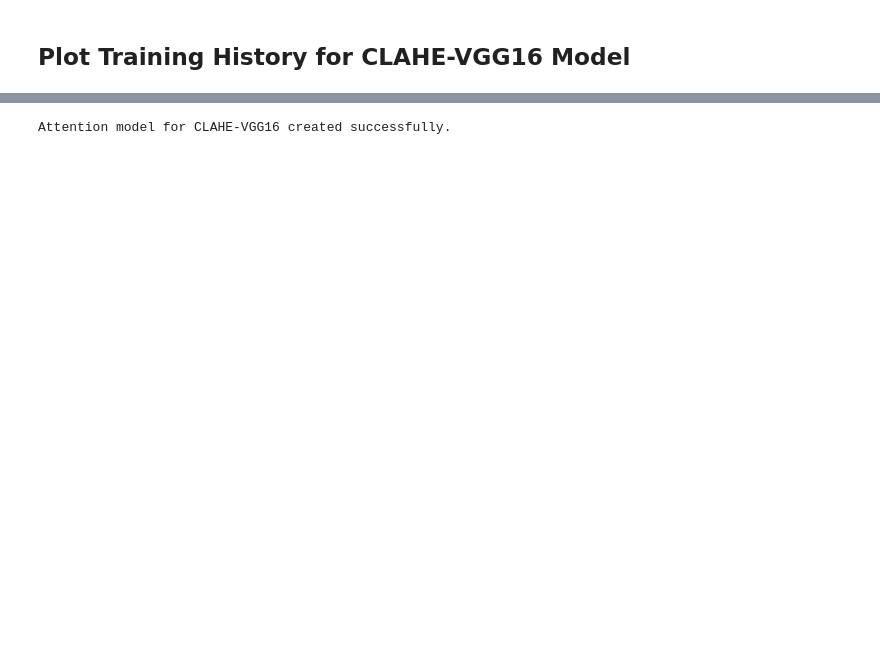
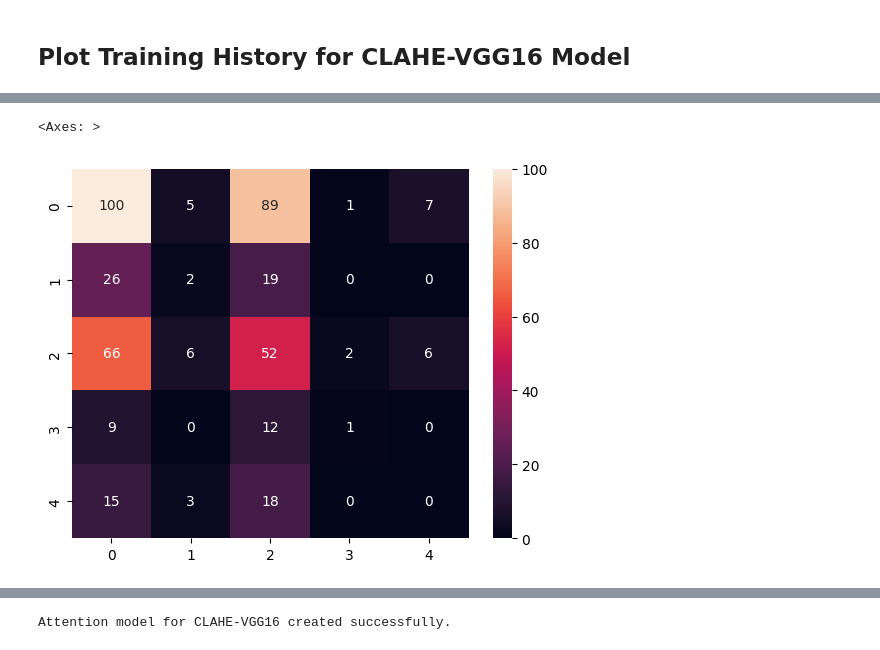
Before and after one commit to GeoNosX/Aptos-Project, a Jupyter notebook: VGG16_Model_with_weights.ipynb, the cells around one changed output, grey strips where cells are left out. Cells and saved outputs as stored; diff of their text form; code cells hidden in the pictures; blank space fills up the shorter version.

```diff
--- a/VGG16_Model_with_weights.ipynb
+++ b/VGG16_Model_with_weights.ipynb
@@ -527,0 +530,3 @@ To define a new Keras Model that outputs both the attention probabilities and th
+# %%
+predictions=model_clahe_vgg.predict(val_gen)
+pred_class=np.argmax(predictions,axis=1)
@@ -527,0 +535,7 @@ To define a new Keras Model that outputs both the attention probabilities and th
+# %%
+from sklearn.metrics import classification_report, confusion_matrix
+import seaborn as sns
+sns.heatmap(confusion_matrix(val_gen.classes,pred_class),annot=True,fmt='d')
+# %% [output]
+<Axes: >
+[figure, added]
```
Also changed, not shown: parts of 12 cells of this notebook.
